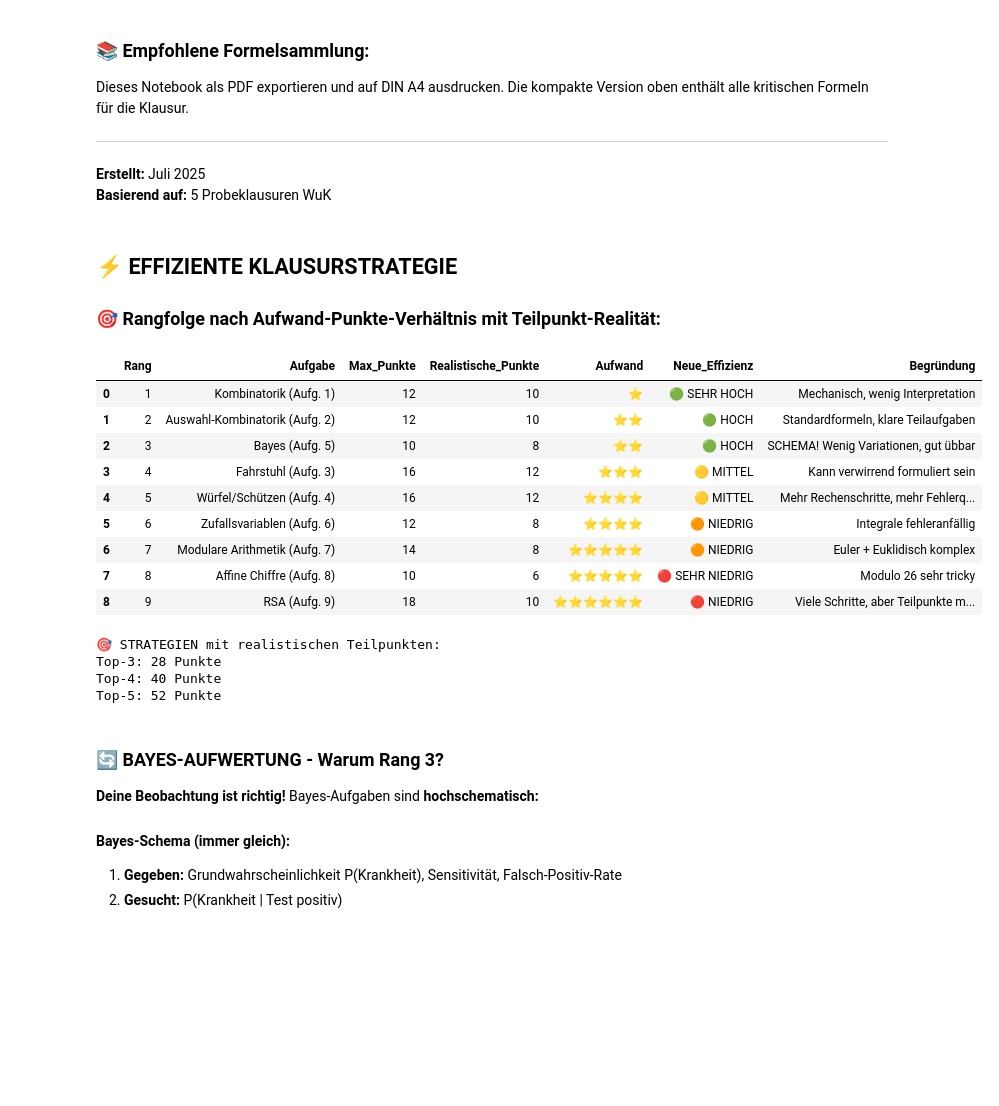
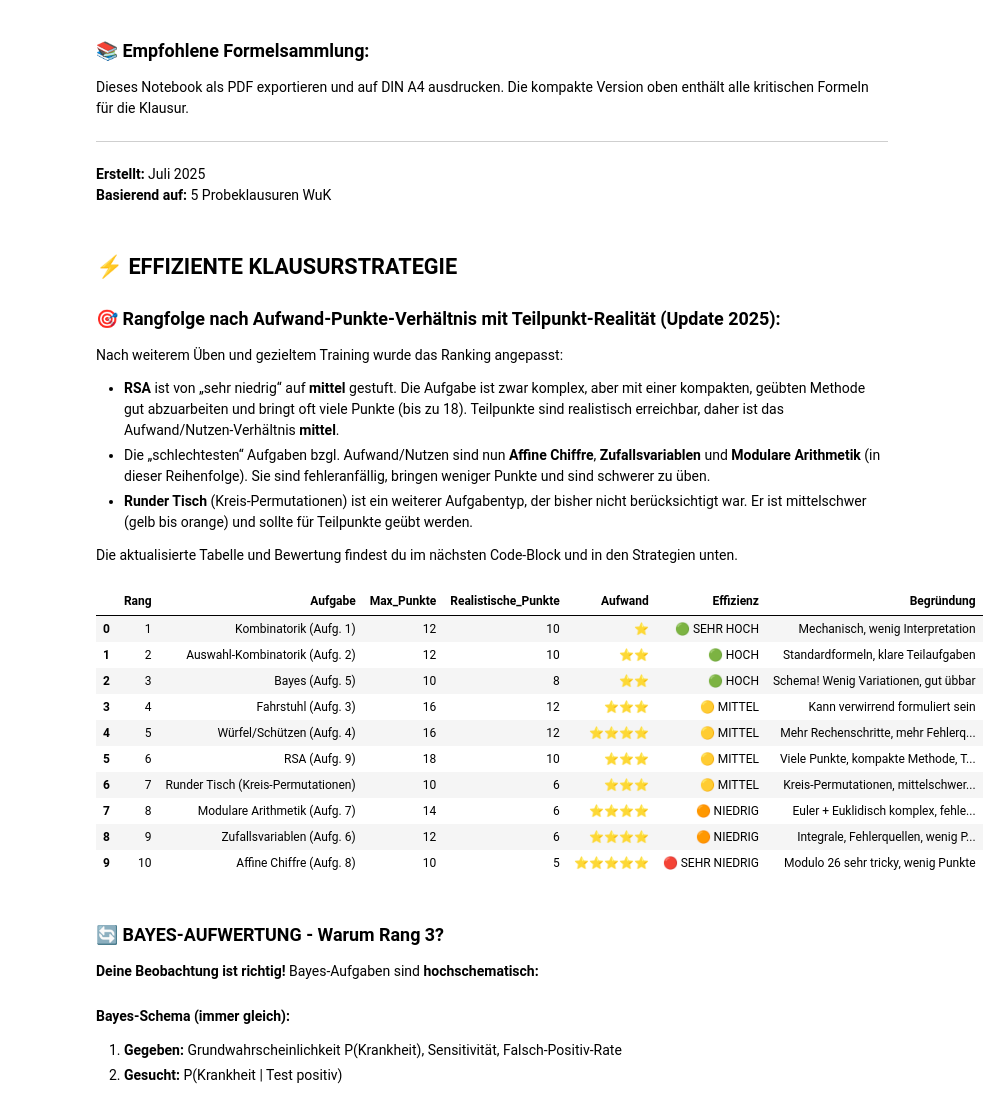
Before and after one commit to crack666/WuK, a Jupyter notebook: Klausuranalyse_WuK.ipynb, the cells around one changed output. Saved outputs shown, nothing was run; the diff lists cells and outputs as text; code cells hidden in the pictures; blank space fills up the shorter version.

Commit message:
updated Ranking

```diff
--- a/Klausuranalyse_WuK.ipynb
+++ b/Klausuranalyse_WuK.ipynb
@@ -505,62 +505,67 @@ Dieses Notebook als PDF exportieren und auf DIN A4 ausdrucken. Die kompakte Vers
 # %% [markdown]
 ## ⚡ **EFFIZIENTE KLAUSURSTRATEGIE**
 
-### 🎯 **Rangfolge nach Aufwand-Punkte-Verhältnis mit Teilpunkt-Realität:**
+### 🎯 **Rangfolge nach Aufwand-Punkte-Verhältnis mit Teilpunkt-Realität (Update 2025):**
+
+Nach weiterem Üben und gezieltem Training wurde das Ranking angepasst:
+
+- **RSA** ist von „sehr niedrig“ auf **mittel** gestuft. Die Aufgabe ist zwar komplex, aber mit einer kompakten, geübten Methode gut abzuarbeiten und bringt oft viele Punkte (bis zu 18). Teilpunkte sind realistisch erreichbar, daher ist das Aufwand/Nutzen-Verhältnis **mittel**.
+- Die „schlechtesten“ Aufgaben bzgl. Aufwand/Nutzen sind nun **Affine Chiffre**, **Zufallsvariablen** und **Modulare Arithmetik** (in dieser Reihenfolge). Sie sind fehleranfällig, bringen weniger Punkte und sind schwerer zu üben.
+- **Runder Tisch** (Kreis-Permutationen) ist ein weiterer Aufgabentyp, der bisher nicht berücksichtigt war. Er ist mittelschwer (gelb bis orange) und sollte für Teilpunkte geübt werden.
+
+Die aktualisierte Tabelle und Bewertung findest du im nächsten Code-Block und in den Strategien unten.
 # %%
-# ÜBERARBEITETE Effizienz-Analyse mit realistischen Teilpunkten
-realistische_data = {
-    'Rang': [1, 2, 3, 4, 5, 6, 7, 8, 9],
+# Überarbeitetes Ranking 2025: Aufwand/Nutzen und Teilpunkte
+import pandas as pd
+
+ranking_data = {
+    'Rang': [1, 2, 3, 4, 5, 6, 7, 8, 9, 10],
     'Aufgabe': [
         'Kombinatorik (Aufg. 1)',
         'Auswahl-Kombinatorik (Aufg. 2)',
-        'Bayes (Aufg. 5)',  # 🔄 AUFGEWERTET!
+        'Bayes (Aufg. 5)',
         'Fahrstuhl (Aufg. 3)',
         'Würfel/Schützen (Aufg. 4)',
+        'RSA (Aufg. 9)',  # jetzt Mittel!
+        'Runder Tisch (Kreis-Permutationen)',
+        'Modulare Arithmetik (Aufg. 7)',
         'Zufallsvariablen (Aufg. 6)',
-        'Modulare Arithmetik (Aufg. 7)',
-        'Affine Chiffre (Aufg. 8)',
-        'RSA (Aufg. 9)'
+        'Affine Chiffre (Aufg. 8)'
     ],
-    'Max_Punkte': [12, 12, 10, 16, 16, 12, 14, 10, 18],
-    'Realistische_Punkte': [10, 10, 8, 12, 12, 8, 8, 6, 10],
-    'Aufwand': ['⭐', '⭐⭐', '⭐⭐', '⭐⭐⭐', '⭐⭐⭐⭐', '⭐⭐⭐⭐', '⭐⭐⭐⭐⭐', '⭐⭐⭐⭐⭐', '⭐⭐⭐⭐⭐⭐'],
-    'Neue_Effizienz': ['🟢 SEHR HOCH', '🟢 HOCH', '🟢 HOCH', '🟡 MITTEL', '🟡 MITTEL', '🟠 NIEDRIG', '🟠 NIEDRIG', '🔴 SEHR NIEDRIG', '🔴 NIEDRIG'],
+    'Max_Punkte': [12, 12, 10, 16, 16, 18, 10, 14, 12, 10],
+    'Realistische_Punkte': [10, 10, 8, 12, 12, 10, 6, 6, 6, 5],
+    'Aufwand': ['⭐', '⭐⭐', '⭐⭐', '⭐⭐⭐', '⭐⭐⭐⭐', '⭐⭐⭐', '⭐⭐⭐', '⭐⭐⭐⭐', '⭐⭐⭐⭐', '⭐⭐⭐⭐⭐'],
+    'Effizienz': ['🟢 SEHR HOCH', '🟢 HOCH', '🟢 HOCH', '🟡 MITTEL', '🟡 MITTEL', '🟡 MITTEL', '🟡 MITTEL', '🟠 NIEDRIG', '🟠 NIEDRIG', '🔴 SEHR NIEDRIG'],
     'Begründung': [
         'Mechanisch, wenig Interpretation',
         'Standardformeln, klare Teilaufgaben',
-        'SCHEMA! Wenig Variationen, gut übbar',  # 🔄 NEUE BEWERTUNG
+        'Schema! Wenig Variationen, gut übbar',
         'Kann verwirrend formuliert sein',
         'Mehr Rechenschritte, mehr Fehlerquellen',
-        'Integrale fehleranfällig',
-        'Euler + Euklidisch komplex',
-        'Modulo 26 sehr tricky',
-        'Viele Schritte, aber Teilpunkte möglich'
+        'Viele Punkte, kompakte Methode, Teilpunkte realistisch',
+        'Kreis-Permutationen, mittelschwer, gelb bis orange',
+        'Euler + Euklidisch komplex, fehleranfällig',
+        'Integrale, Fehlerquellen, wenig Punkte',
+        'Modulo 26 sehr tricky, wenig Punkte'
     ]
 }
 
-df_realistisch = pd.DataFrame(realistische_data)
-display(df_realistisch)
+df_ranking = pd.DataFrame(ranking_data)
+display(df_ranking)
 
-# Berechne Summen für verschiedene Strategien
-print("🎯 STRATEGIEN mit realistischen Teilpunkten:")
-print(f"Top-3: {sum([10, 10, 8])} Punkte")
-print(f"Top-4: {sum([10, 10, 8, 12])} Punkte")
-print(f"Top-5: {sum([10, 10, 8, 12, 12])} Punkte")
+# Hinweis: Runder Tisch ist neu aufgenommen und als mittelschwer eingestuft.
 # %% [output]
-|  | Rang | Aufgabe | Max_Punkte | Realistische_Punkte | Aufwand | Neue_Effizienz | Begründung |
+|  | Rang | Aufgabe | Max_Punkte | Realistische_Punkte | Aufwand | Effizienz | Begründung |
 | 0 | 1 | Kombinatorik (Aufg. 1) | 12 | 10 | ⭐ | 🟢 SEHR HOCH | Mechanisch, wenig Interpretation |
 | 1 | 2 | Auswahl-Kombinatorik (Aufg. 2) | 12 | 10 | ⭐⭐ | 🟢 HOCH | Standardformeln, klare Teilaufgaben |
-| 2 | 3 | Bayes (Aufg. 5) | 10 | 8 | ⭐⭐ | 🟢 HOCH | SCHEMA! Wenig Variationen, gut übbar |
+| 2 | 3 | Bayes (Aufg. 5) | 10 | 8 | ⭐⭐ | 🟢 HOCH | Schema! Wenig Variationen, gut übbar |
 | 3 | 4 | Fahrstuhl (Aufg. 3) | 16 | 12 | ⭐⭐⭐ | 🟡 MITTEL | Kann verwirrend formuliert sein |
 | 4 | 5 | Würfel/Schützen (Aufg. 4) | 16 | 12 | ⭐⭐⭐⭐ | 🟡 MITTEL | Mehr Rechenschritte, mehr Fehlerq... |
-| 5 | 6 | Zufallsvariablen (Aufg. 6) | 12 | 8 | ⭐⭐⭐⭐ | 🟠 NIEDRIG | Integrale fehleranfällig |
-| 6 | 7 | Modulare Arithmetik (Aufg. 7) | 14 | 8 | ⭐⭐⭐⭐⭐ | 🟠 NIEDRIG | Euler + Euklidisch komplex |
-| 7 | 8 | Affine Chiffre (Aufg. 8) | 10 | 6 | ⭐⭐⭐⭐⭐ | 🔴 SEHR NIEDRIG | Modulo 26 sehr tricky |
-| 8 | 9 | RSA (Aufg. 9) | 18 | 10 | ⭐⭐⭐⭐⭐⭐ | 🔴 NIEDRIG | Viele Schritte, aber Teilpunkte m... |
+| 5 | 6 | RSA (Aufg. 9) | 18 | 10 | ⭐⭐⭐ | 🟡 MITTEL | Viele Punkte, kompakte Methode, T... |
+| 6 | 7 | Runder Tisch (Kreis-Permutationen) | 10 | 6 | ⭐⭐⭐ | 🟡 MITTEL | Kreis-Permutationen, mittelschwer... |
+| 7 | 8 | Modulare Arithmetik (Aufg. 7) | 14 | 6 | ⭐⭐⭐⭐ | 🟠 NIEDRIG | Euler + Euklidisch komplex, fehle... |
+| 8 | 9 | Zufallsvariablen (Aufg. 6) | 12 | 6 | ⭐⭐⭐⭐ | 🟠 NIEDRIG | Integrale, Fehlerquellen, wenig P... |
+| 9 | 10 | Affine Chiffre (Aufg. 8) | 10 | 5 | ⭐⭐⭐⭐⭐ | 🔴 SEHR NIEDRIG | Modulo 26 sehr tricky, wenig Punkte |
-🎯 STRATEGIEN mit realistischen Teilpunkten:
-Top-3: 28 Punkte
-Top-4: 40 Punkte
-Top-5: 52 Punkte
 # %% [markdown]
 ### 🔄 **BAYES-AUFWERTUNG - Warum Rang 3?**
 
```
Also changed, not shown: parts of 1 cell of this notebook, 1 other file.
